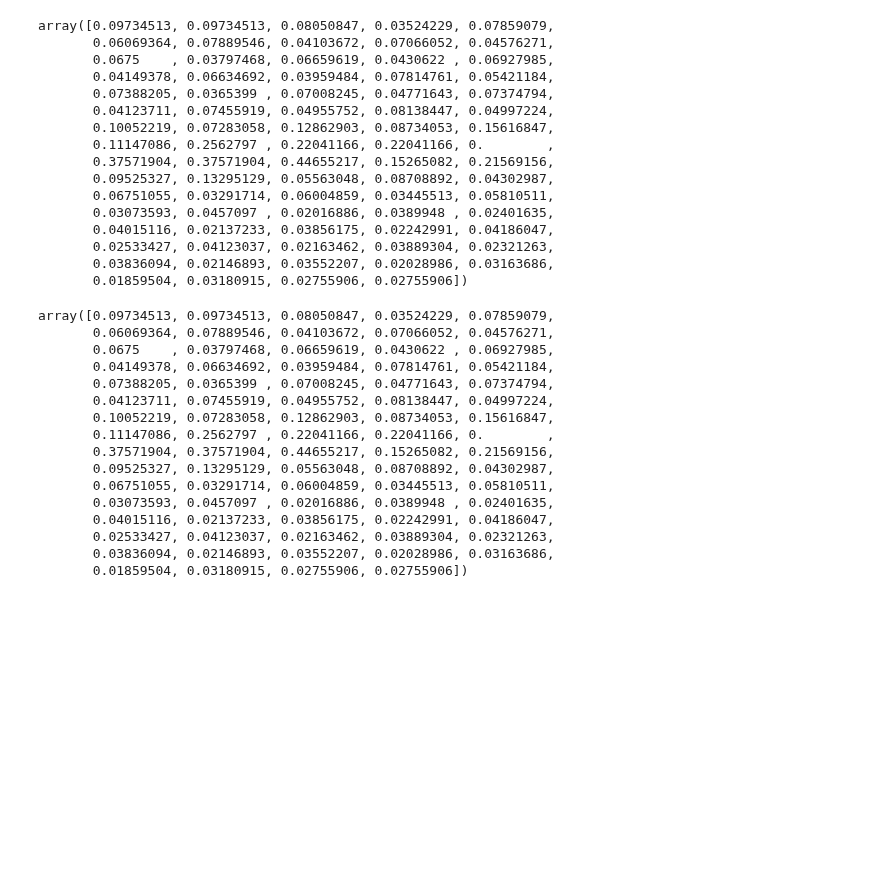
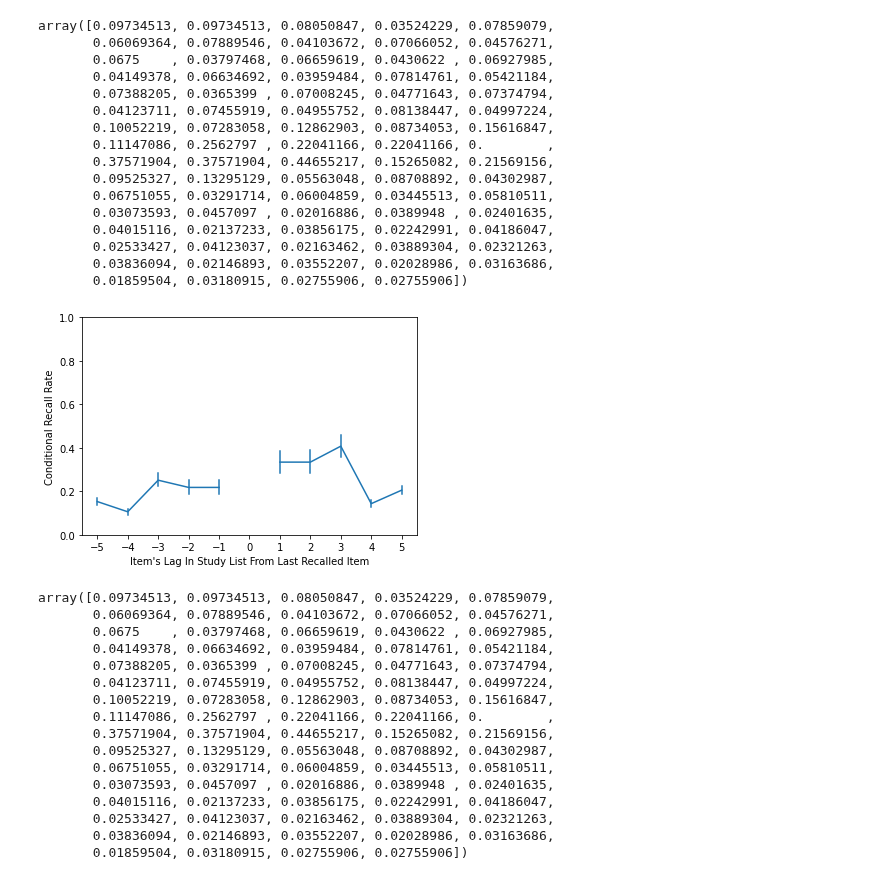
Before and after one commit to githubpsyche/compmemlearn, a Jupyter notebook: library/analyses/Lag_Contiguity_with_Repetition_Data.ipynb, the cells around one changed output. Cells and saved outputs as stored; diff of their text form; code cells hidden in the pictures; blank space fills up the shorter version.

Commit message:
updated plotting functions

```diff
--- a/library/analyses/Lag_Contiguity_with_Repetition_Data.ipynb
+++ b/library/analyses/Lag_Contiguity_with_Repetition_Data.ipynb
@@ -264,6 +337,14 @@ array([0.09734513, 0.09734513, 0.08050847, 0.03524229, 0.07859079,
        0.02533427, 0.04123037, 0.02163462, 0.03889304, 0.02321263,
        0.03836094, 0.02146893, 0.03552207, 0.02028986, 0.03163686,
        0.01859504, 0.03180915, 0.02755906, 0.02755906])
+# %%
+import matplotlib.pyplot as plt
+
+plt.figure()
+axis = plt.gca()
+plot_flex_crp([events], 'condition == 2', axis=axis);
+# %% [output]
+[figure, added]
 # %%
 fast_mixed_crp(trials[list_types==condition], presentations[list_types==condition])
 # %% [output]
```
Also changed, not shown: parts of 5 cells of this notebook, 13 other files.
